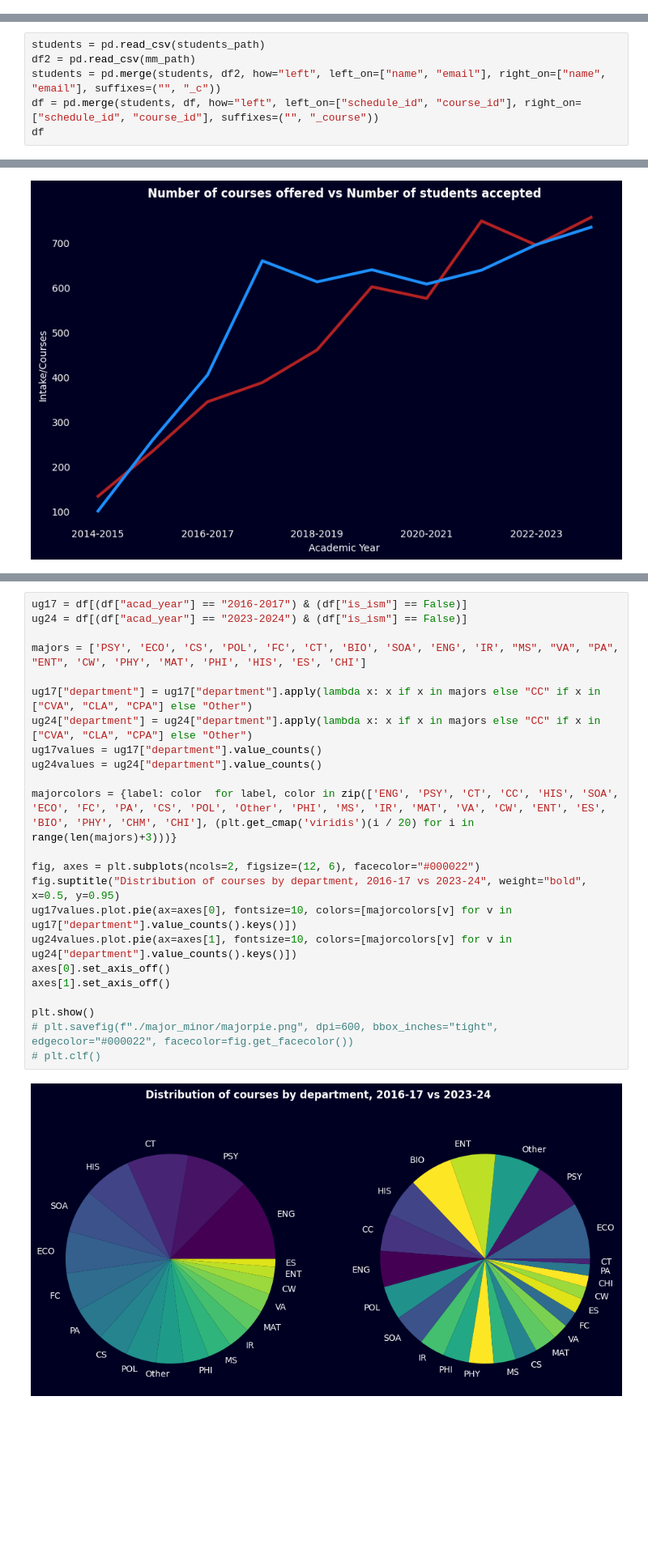
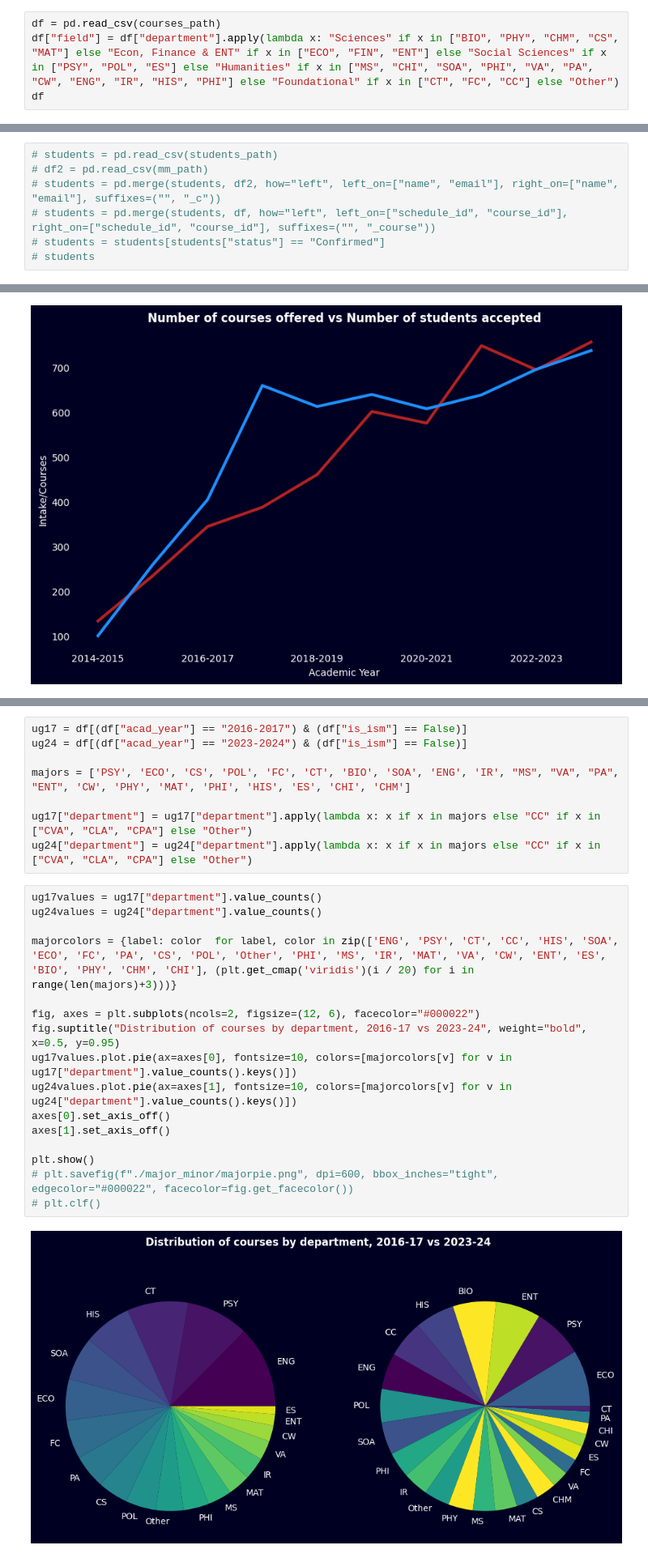
Before and after one commit to kkkarnav/ashokaDemo, a Jupyter notebook: 8_analyse_courses.ipynb, the cells around one changed output, grey strips where cells are left out. Shown: that part at 81% size. Cells and saved outputs as stored; diff of their text form; blank space fills up the shorter version.

```diff
--- a/8_analyse_courses.ipynb
+++ b/8_analyse_courses.ipynb
@@ -33,0 +18,4 @@ df
+# %%
+df = pd.read_csv(courses_path)
+df["field"] = df["department"].apply(lambda x: "Sciences" if x in ["BIO", "PHY", "CHM", "CS", "MAT"] else "Econ, Finance & ENT" if x in ["ECO", "FIN", "ENT"] else "Social Sciences" if x in ["PSY", "POL", "ES"] else "Humanities" if x in ["MS", "CHI", "SOA", "PHI", "VA", "PA", "CW", "ENG", "IR", "HIS", "PHI"] else "Foundational" if x in ["CT", "FC", "CC"] else "Other")
+df
@@ -34,6 +52,7 @@ df
 # %%
-students = pd.read_csv(students_path)
-df2 = pd.read_csv(mm_path)
-students = pd.merge(students, df2, how="left", left_on=["name", "email"], right_on=["name", "email"], suffixes=("", "_c"))
-df = pd.merge(students, df, how="left", left_on=["schedule_id", "course_id"], right_on=["schedule_id", "course_id"], suffixes=("", "_course"))
-df
+# students = pd.read_csv(students_path)
+# df2 = pd.read_csv(mm_path)
+# students = pd.merge(students, df2, how="left", left_on=["name", "email"], right_on=["name", "email"], suffixes=("", "_c"))
+# students = pd.merge(students, df, how="left", left_on=["schedule_id", "course_id"], right_on=["schedule_id", "course_id"], suffixes=("", "_course"))
+# students = students[students["status"] == "Confirmed"]
+# students
@@ -228,25 +259,26 @@ plt.show()
+# %%
+ug17 = df[(df["acad_year"] == "2016-2017") & (df["is_ism"] == False)]
+ug24 = df[(df["acad_year"] == "2023-2024") & (df["is_ism"] == False)]
+
+majors = ['PSY', 'ECO', 'CS', 'POL', 'FC', 'CT', 'BIO', 'SOA', 'ENG', 'IR', "MS", "VA", "PA", "ENT", 'CW', 'PHY', 'MAT', 'PHI', 'HIS', 'ES', 'CHI', 'CHM']
+
+ug17["department"] = ug17["department"].apply(lambda x: x if x in majors else "CC" if x in ["CVA", "CLA", "CPA"] else "Other")
+ug24["department"] = ug24["department"].apply(lambda x: x if x in majors else "CC" if x in ["CVA", "CLA", "CPA"] else "Other")
 # %%
-ug17 = df[(df["acad_year"] == "2016-2017") & (df["is_ism"] == False)]
-ug24 = df[(df["acad_year"] == "2023-2024") & (df["is_ism"] == False)]
-
-majors = ['PSY', 'ECO', 'CS', 'POL', 'FC', 'CT', 'BIO', 'SOA', 'ENG', 'IR', "MS", "VA", "PA", "ENT", 'CW', 'PHY', 'MAT', 'PHI', 'HIS', 'ES', 'CHI']
-
-ug17["department"] = ug17["department"].apply(lambda x: x if x in majors else "CC" if x in ["CVA", "CLA", "CPA"] else "Other")
-ug24["department"] = ug24["department"].apply(lambda x: x if x in majors else "CC" if x in ["CVA", "CLA", "CPA"] else "Other")
 ug17values = ug17["department"].value_counts()
 ug24values = ug24["department"].value_counts()
 
 majorcolors = {label: color  for label, color in zip(['ENG', 'PSY', 'CT', 'CC', 'HIS', 'SOA', 'ECO', 'FC', 'PA', 'CS', 'POL', 'Other', 'PHI', 'MS', 'IR', 'MAT', 'VA', 'CW', 'ENT', 'ES', 'BIO', 'PHY', 'CHM', 'CHI'], (plt.get_cmap('viridis')(i / 20) for i in range(len(majors)+3)))}
 
 fig, axes = plt.subplots(ncols=2, figsize=(12, 6), facecolor="#000022")
 fig.suptitle("Distribution of courses by department, 2016-17 vs 2023-24", weight="bold", x=0.5, y=0.95)
 ug17values.plot.pie(ax=axes[0], fontsize=10, colors=[majorcolors[v] for v in ug17["department"].value_counts().keys()])
 ug24values.plot.pie(ax=axes[1], fontsize=10, colors=[majorcolors[v] for v in ug24["department"].value_counts().keys()])
 axes[0].set_axis_off()
 axes[1].set_axis_off()
 
 plt.show()
 # plt.savefig(f"./major_minor/majorpie.png", dpi=600, bbox_inches="tight", edgecolor="#000022", facecolor=fig.get_facecolor())
 # plt.clf()
 # %% [output]
-[figure, old version]
+[figure, new version]
```
Also changed, not shown: parts of 17 cells of this notebook, 21 other files.
